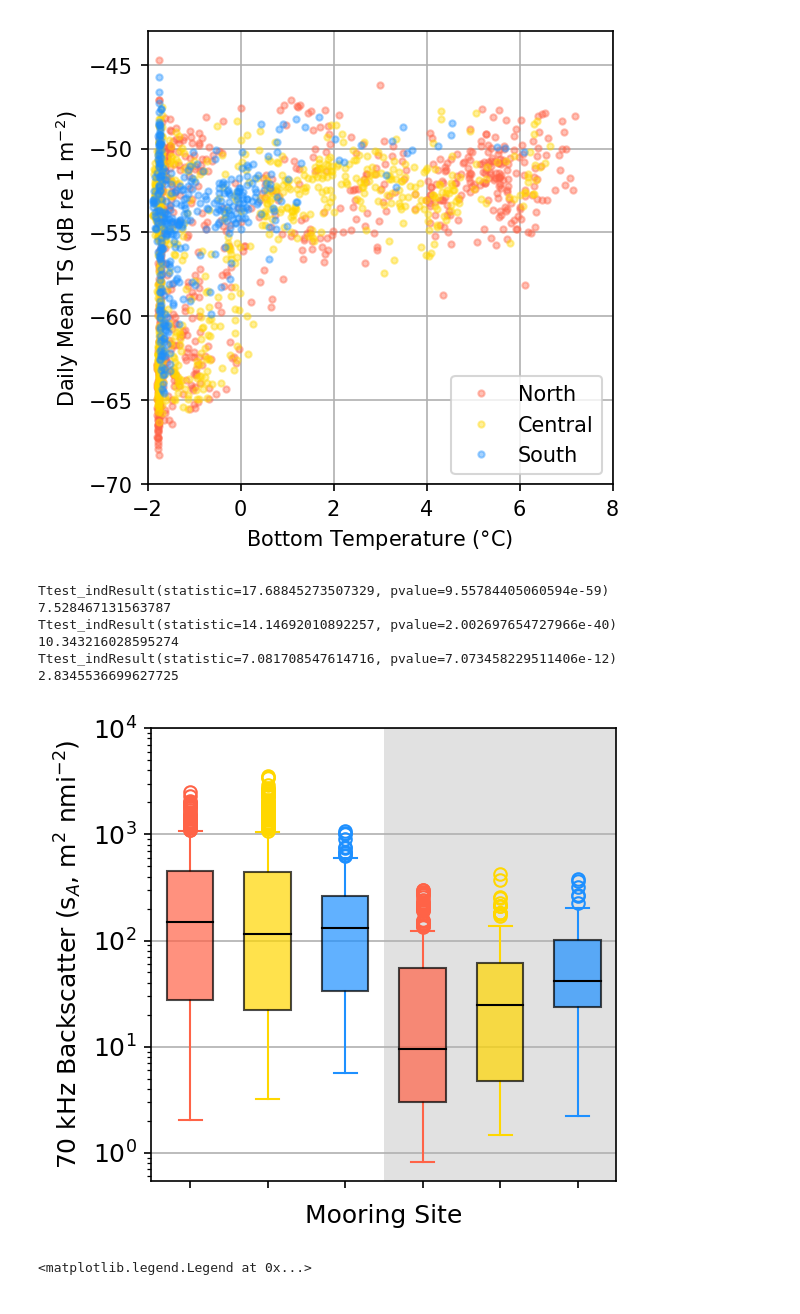
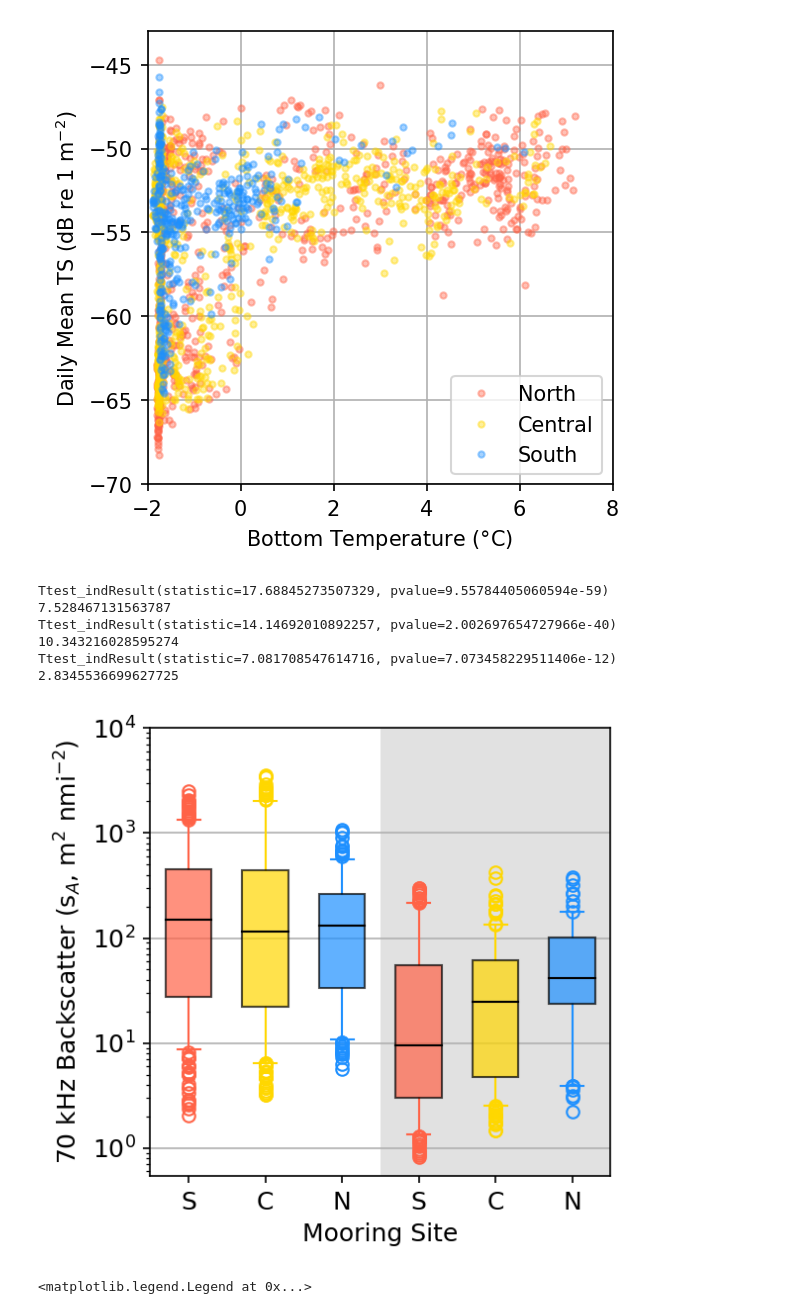
Before and after one commit to leviner/MooredEchosounders, a Jupyter notebook: code/F2_TimeSeries.ipynb, the cells around one changed output. Saved outputs shown, nothing was run; the diff lists cells and outputs as text; code cells hidden in the pictures.

```diff
--- a/code/F2_TimeSeries.ipynb
+++ b/code/F2_TimeSeries.ipynb
@@ -281,41 +281,41 @@ for df in dfs:
     df = dfD1Ice
     a = df.resample('D').mean()
     c = a.join(b)
-    box = plt.boxplot(c[(c.iceC*100<iceCutoff)&(~c.sA.isnull())].sA,positions=[p[ct][0]],widths=.3,patch_artist=True)
+    box = plt.boxplot(c[(c.iceC*100<iceCutoff)&(~c.sA.isnull())].sA,positions=[p[ct][0]],widths=.3,whis=(5,95),patch_artist=True)
     for item in ['whiskers','caps']:
         plt.setp(box[item], color=col)
     for item in ['medians','boxes']:
         plt.setp(box[item], color='k')
     plt.setp(box["fliers"], markeredgecolor=col)
     plt.setp(box["boxes"], facecolor=col,alpha=0.7)
-    box = plt.boxplot(c[(c.iceC*100>=iceCutoff)&(~c.sA.isnull())].sA,positions=[p[ct][1]],widths=.3,patch_artist=True)
+    box = plt.boxplot(c[(c.iceC*100>=iceCutoff)&(~c.sA.isnull())].sA,positions=[p[ct][1]],widths=.3,whis=(5,95),patch_artist=True)
     for item in ['whiskers','caps']:
         plt.setp(box[item], color=col)
     for item in ['medians','boxes']:
         plt.setp(box[item], color='k')
     plt.setp(box["fliers"], markeredgecolor=col)
     plt.setp(box["boxes"], facecolor=col,alpha=0.7)
     ct+=1
     print(ttest_ind(np.log10(c[(c.iceC*100<20)&(~c.sA.isnull())].sA), np.log10(c[(c.iceC*100>20)&(~c.sA.isnull())].sA)))
     print((np.mean(c[(c.iceC*100<20)&(~c.sA.isnull())].sA)/np.mean(c[(c.iceC*100>20)&(~c.sA.isnull())].sA)))
 plt.yscale('log')
-plt.xticks([1, 1.5, 2, 2.5,3,3.5], ['', '', '','','',''])
+plt.xticks([1, 1.5, 2, 2.5,3,3.5], ['S', 'C', 'N','S','C','N'])
 plt.axis([0.75,3.75,0,10**4])
 
 from matplotlib.patches import Rectangle
 rect =Rectangle((2.25,0),1.5,10**4,edgecolor='None',facecolor="dimgray", alpha=0.2)
 plt.gca().add_patch(rect)
 plt.ylabel('70 kHz Backscatter (s$_{A}$, m$^{2}$ nmi$^{-2}$)')
 plt.xlabel('Mooring Site')
 plt.grid(axis='y')
 # %% [output]
 Ttest_indResult(statistic=17.68845273507329, pvalue=9.55784405060594e-59)
 7.528467131563787
 Ttest_indResult(statistic=14.14692010892257, pvalue=2.002697654727966e-40)
 10.343216028595274
 Ttest_indResult(statistic=7.081708547614716, pvalue=7.073458229511406e-12)
 2.8345536699627725
-[figure, old version]
+[figure, new version]
 # %%
 fig = plt.figure(figsize=(4,4),dpi=150)
 df = dfD3
```
Also changed, not shown: parts of 2 cells of this notebook.
